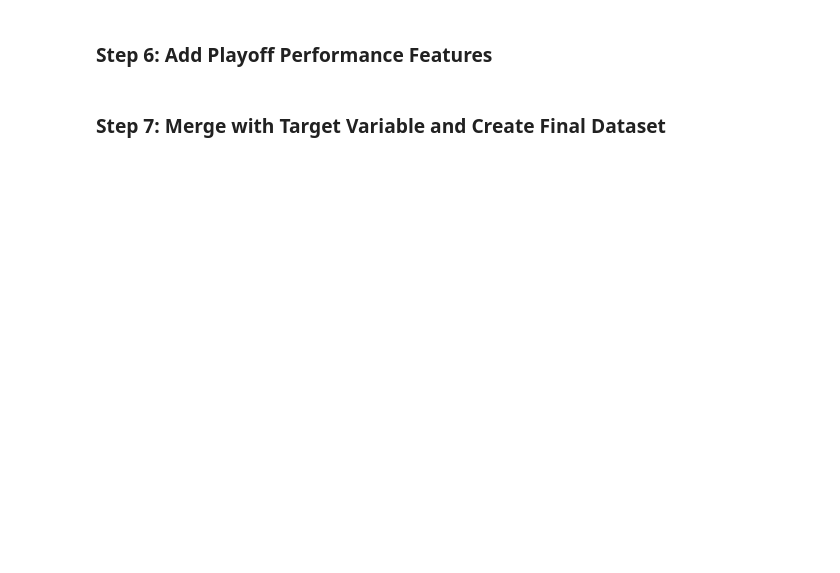
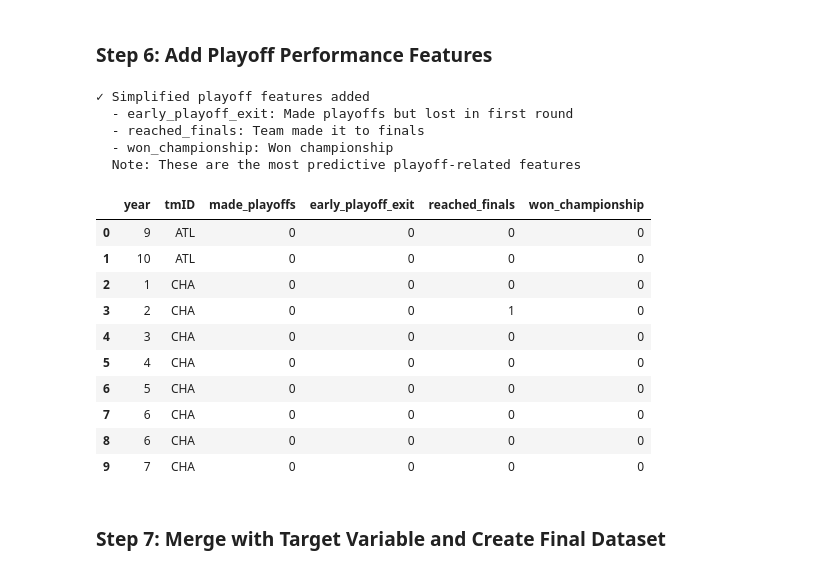
Before and after one commit to diogovenade/ac-wnba, a Jupyter notebook: src/second_prediction.ipynb, the cells around one changed output. Drawn from its saved outputs; the diff is of its cells as text; code cells hidden in the pictures; blank space fills up the shorter version.

```diff
--- a/src/second_prediction.ipynb
+++ b/src/second_prediction.ipynb
@@ -572,35 +722,46 @@ display(coach_pred_features[['year', 'tmID', 'coachID', 'coach_tenure', 'coach_c
 # %% [markdown]
 ### Step 6: Add Playoff Performance Features
 # %%
-# Add playoff wins/losses from teams_post_df
-playoff_perf = teams_post_df[['year', 'tmID', 'W', 'L']].copy()
-playoff_perf.columns = ['year', 'tmID', 'playoff_wins', 'playoff_losses']
+# SIMPLIFIED: Add only the most predictive playoff features
+# Early playoff exits and not making playoffs are strong indicators
 
-coach_pred_features = coach_pred_features.merge(
-    playoff_perf,
-    on=['year', 'tmID'],
-    how='left'
-)
-
-# Fill NaN playoff stats with 0 (didn't make playoffs)
-coach_pred_features['playoff_wins'] = coach_pred_features['playoff_wins'].fillna(0).astype(int)
-coach_pred_features['playoff_losses'] = coach_pred_features['playoff_losses'].fillna(0).astype(int)
-
-# Playoff round reached (encoded from firstRound, semis, finals columns)
-coach_pred_features['reached_finals'] = coach_pred_features['finals'].notna().astype(int)
-coach_pred_features['won_championship'] = (coach_pred_features['finals'] == 'W').astype(int)
-coach_pred_features['reached_semis'] = coach_pred_features['semis'].notna().astype(int)
-coach_pred_features['reached_first_round'] = coach_pred_features['firstRound'].notna().astype(int)
+# Playoff performance already in teams_df as 'playoff' column
+# Let's add only: early exit indicator and playoff round progression
 
 # Early playoff exit indicator (made playoffs but lost in first round)
 coach_pred_features['early_playoff_exit'] = (
     (coach_pred_features['made_playoffs'] == 1) &
     (coach_pred_features['firstRound'] == 'L')
 ).astype(int)
 
-print("Playoff features added")
-display(coach_pred_features[['year', 'tmID', 'made_playoffs', 'playoff_wins', 'reached_finals',
-                             'won_championship', 'early_playoff_exit']].head(10))
+# Championship/Finals appearance (strong positive indicator)
+coach_pred_features['reached_finals'] = coach_pred_features['finals'].notna().astype(int)
+coach_pred_features['won_championship'] = (coach_pred_features['finals'] == 'W').astype(int)
+
+print("✓ Simplified playoff features added")
+print("  - early_playoff_exit: Made playoffs but lost in first round")
+print("  - reached_finals: Team made it to finals")
+print("  - won_championship: Won championship")
+print("  Note: These are the most predictive playoff-related features")
+display(coach_pred_features[['year', 'tmID', 'made_playoffs', 'early_playoff_exit',
+                             'reached_finals', 'won_championship']].head(10))
+# %% [output]
+✓ Simplified playoff features added
+  - early_playoff_exit: Made playoffs but lost in first round
+  - reached_finals: Team made it to finals
+  - won_championship: Won championship
+  Note: These are the most predictive playoff-related features
+|  | year | tmID | made_playoffs | early_playoff_exit | reached_finals | won_championship |
+| 0 | 9 | ATL | 0 | 0 | 0 | 0 |
+| 1 | 10 | ATL | 0 | 0 | 0 | 0 |
+| 2 | 1 | CHA | 0 | 0 | 0 | 0 |
+| 3 | 2 | CHA | 0 | 0 | 1 | 0 |
+| 4 | 3 | CHA | 0 | 0 | 0 | 0 |
+| 5 | 4 | CHA | 0 | 0 | 0 | 0 |
+| 6 | 5 | CHA | 0 | 0 | 0 | 0 |
+| 7 | 6 | CHA | 0 | 0 | 0 | 0 |
+| 8 | 6 | CHA | 0 | 0 | 0 | 0 |
+| 9 | 7 | CHA | 0 | 0 | 0 | 0 |
 # %% [markdown]
 ### Step 7: Merge with Target Variable and Create Final Dataset
 # %%
```
Also changed, not shown: parts of 20 cells of this notebook.
